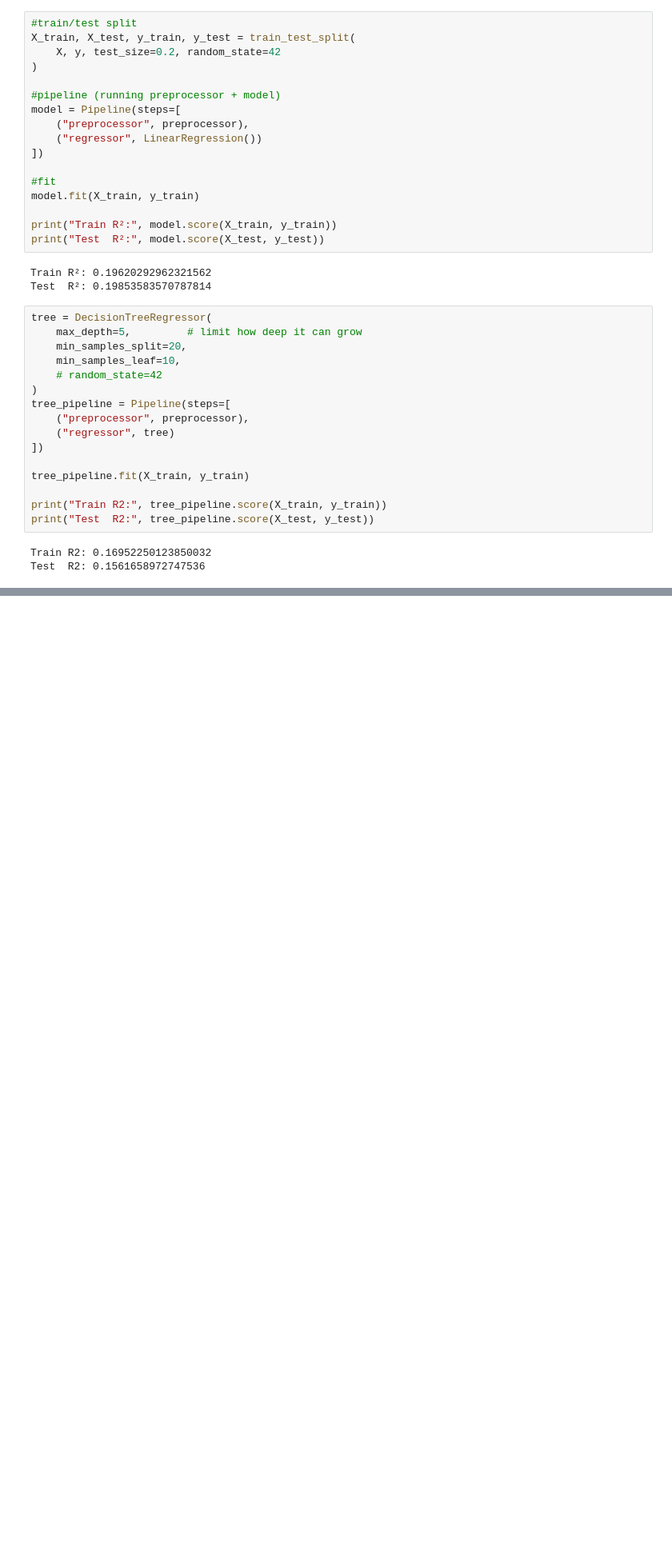
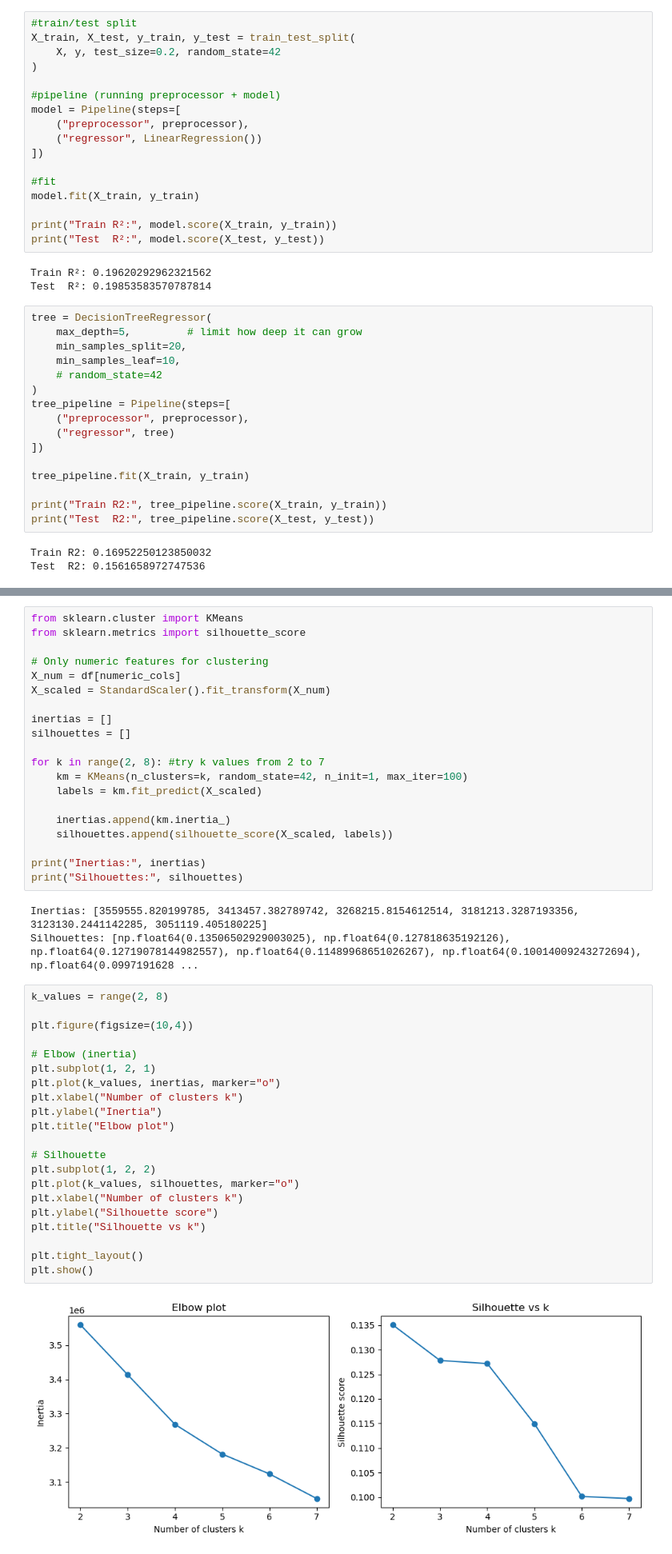
Before and after one commit to linneaovervad/examAML, a Jupyter notebook: insurance.ipynb, the cells around one changed output, grey strips where cells are left out. Shown at 80% size. Cells and saved outputs as stored; diff of their text form; blank space fills up the shorter version.

```diff
--- a/insurance.ipynb
+++ b/insurance.ipynb
@@ -221,0 +341,46 @@ helo
+# %%
+from sklearn.cluster import KMeans
+from sklearn.metrics import silhouette_score
+
+# Only numeric features for clustering
+X_num = df[numeric_cols]
+X_scaled = StandardScaler().fit_transform(X_num)
+
+inertias = []
+silhouettes = []
+
+for k in range(2, 8): #try k values from 2 to 7
+    km = KMeans(n_clusters=k, random_state=42, n_init=1, max_iter=100)
+    labels = km.fit_predict(X_scaled)
+
+    inertias.append(km.inertia_)
+    silhouettes.append(silhouette_score(X_scaled, labels))
+
+print("Inertias:", inertias)
+print("Silhouettes:", silhouettes)
+# %% [output]
+Inertias: [3559555.820199785, 3413457.382789742, 3268215.8154612514, 3181213.3287193356, 3123130.2441142285, 3051119.405180225]
+Silhouettes: [np.float64(0.13506502929003025), np.float64(0.127818635192126), np.float64(0.12719078144982557), np.float64(0.11489968651026267), np.float64(0.10014009243272694), np.float64(0.0997191628 ...
+# %%
+k_values = range(2, 8)
+
+plt.figure(figsize=(10,4))
+
+# Elbow (inertia)
+plt.subplot(1, 2, 1)
+plt.plot(k_values, inertias, marker="o")
+plt.xlabel("Number of clusters k")
+plt.ylabel("Inertia")
+plt.title("Elbow plot")
+
+# Silhouette
+plt.subplot(1, 2, 2)
+plt.plot(k_values, silhouettes, marker="o")
+plt.xlabel("Number of clusters k")
+plt.ylabel("Silhouette score")
+plt.title("Silhouette vs k")
+
+plt.tight_layout()
+plt.show()
+# %% [output]
+[figure, added]
```
Also changed, not shown: parts of 7 cells of this notebook.
